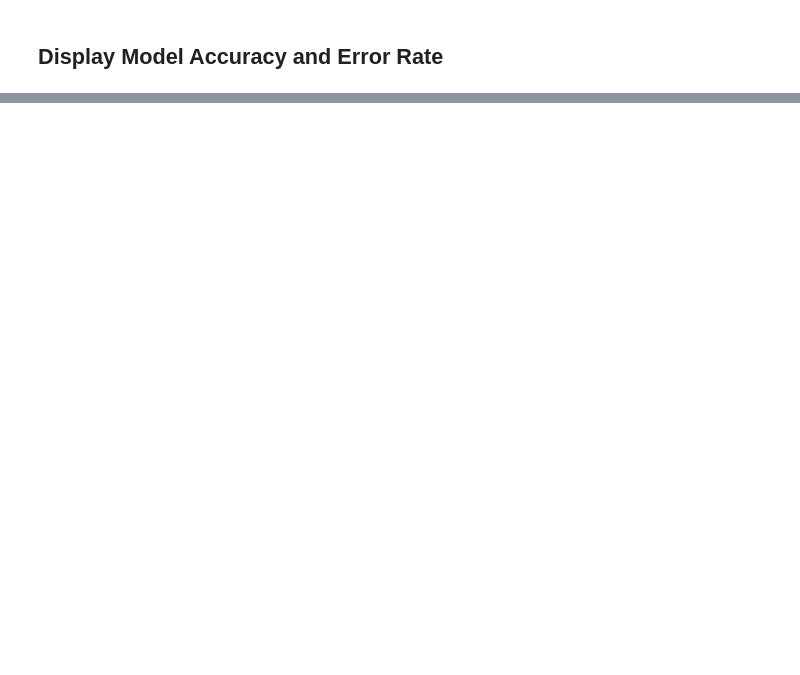
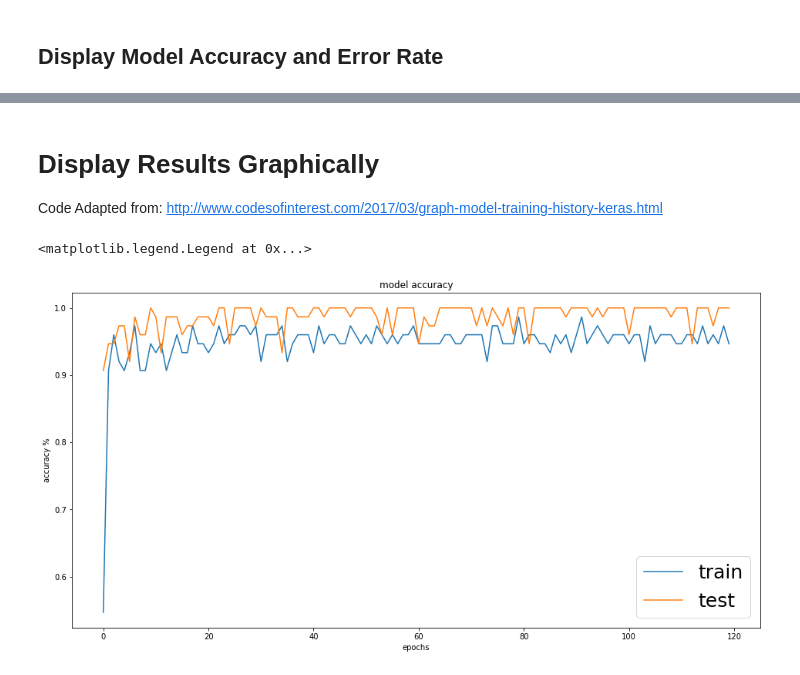
Before and after one commit to moranpatrick/Tensor-Flow-Problem-Sheet, a Jupyter notebook: TensorFlow-Iris-Problem-Sheet.ipynb, the cells around one changed output, grey strips where cells are left out. Saved outputs shown, nothing was run; the diff lists cells and outputs as text; code cells hidden in the pictures; blank space fills up the shorter version.

Commit message:
Updated Readme and Plotted Graphs for accuracy and loss

```diff
--- a/TensorFlow-Iris-Problem-Sheet.ipynb
+++ b/TensorFlow-Iris-Problem-Sheet.ipynb
@@ -6,9 +6,12 @@
 Code adapted from [salmanahmad4u](https://github.com/salmanahmad4u/keras-iris/blob/master/iris_nn.py) and [emerging-technologies](https://github.com/emerging-technologies/keras-iris/blob/master/iris_nn.py)
 # %%
 # Imports
+%matplotlib inline
 import numpy as np
 import keras as k
 import csv
+import matplotlib.pyplot as plt
+plt.rcParams['figure.figsize'] = (16.0,8.0) # Make the figures a bit larger
 # %% [output]
 Using TensorFlow backend.
 RuntimeError: module compiled against API version 0xb but this version of numpy is 0xa
@@ -47,11 +50,13 @@ inputs_test,  outputs_test  = inputs[test_nums],  outputs_cats[test_nums]
 # Create a model with a linear stack of layers
 model = k.models.Sequential()
 
-# Add an initial layer with 4 input nodes, and a hidden layer with 16 nodes.
+# Add an initial layer with 4 input nodes, and a hidden layer with 24 nodes.
 model.add(k.layers.Dense(16, input_shape=(4,)))
 # Apply the relu activation function to that layer.
-model.add(k.layers.Activation("relu"))
-# Add another layer, connected to the layer with 16 nodes, containing three output nodes.
+model.add(k.layers.Activation("tanh"))
+#model.add(k.layers.Dense(32, activation="relu"))
+
+# Add another layer, connected to the layer with 24 nodes, containing three output nodes.
 model.add(k.layers.Dense(3))
 # Use the softmax activation function there.
 model.add(k.layers.Activation("softmax"))
@@ -66,7 +71,7 @@ model.compile(optimizer="adam", loss="categorical_crossentropy", metrics=["accur
 # 4. Test the model
 # %%
 # Fit the model using our training data.
-model.fit(inputs_train, outputs_train, epochs=100, batch_size=1, verbose=1)
+history = model.fit(inputs_train, outputs_train, epochs=120, batch_size=1, verbose=1, validation_data=(inputs_test, outputs_test))
 
 # Evaluate the model using the test data set.
 loss, accuracy = model.evaluate(inputs_test, outputs_test, verbose=1)
@@ -97,0 +103,14 @@ Loss: 0.0708    Accuracy: 0.9733
+# %% [markdown]
+# Display Results Graphically
+Code Adapted from: http://www.codesofinterest.com/2017/03/graph-model-training-history-keras.html
+# %%
+# Summarize History for Accuracy
+plt.plot(history.history['acc'])
+plt.plot(history.history['val_acc'])
+plt.title('model accuracy')
+plt.ylabel('accuracy %')
+plt.xlabel('epochs')
+plt.legend(['train', 'test'], loc='lower right', fontsize=25)
+# %% [output]
+<matplotlib.legend.Legend at 0x...>
+[figure, added]
```
Also changed, not shown: parts of 3 cells of this notebook.
